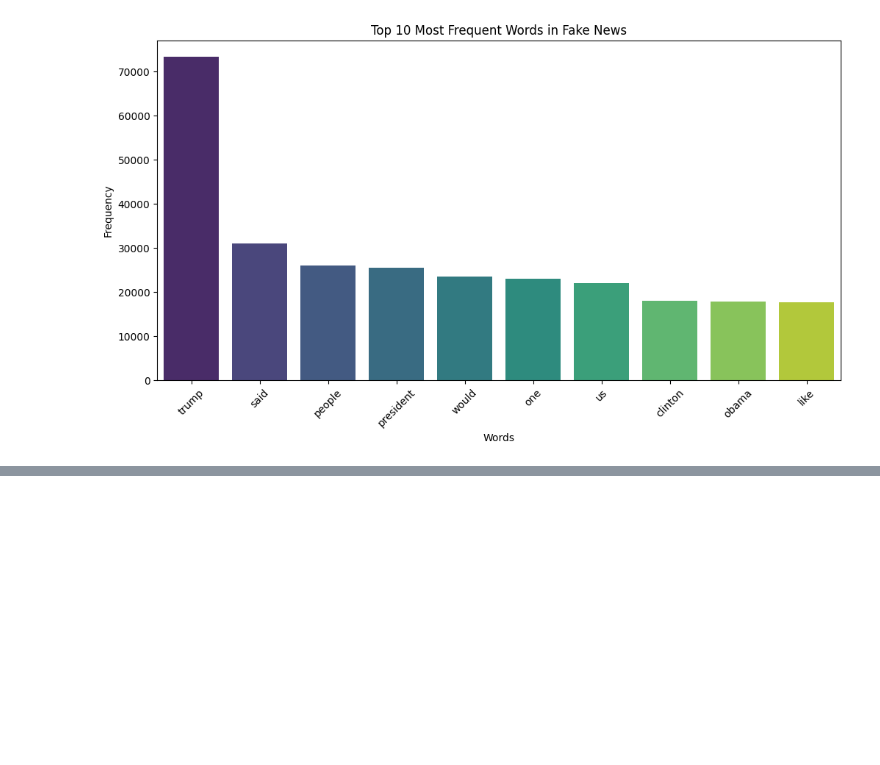
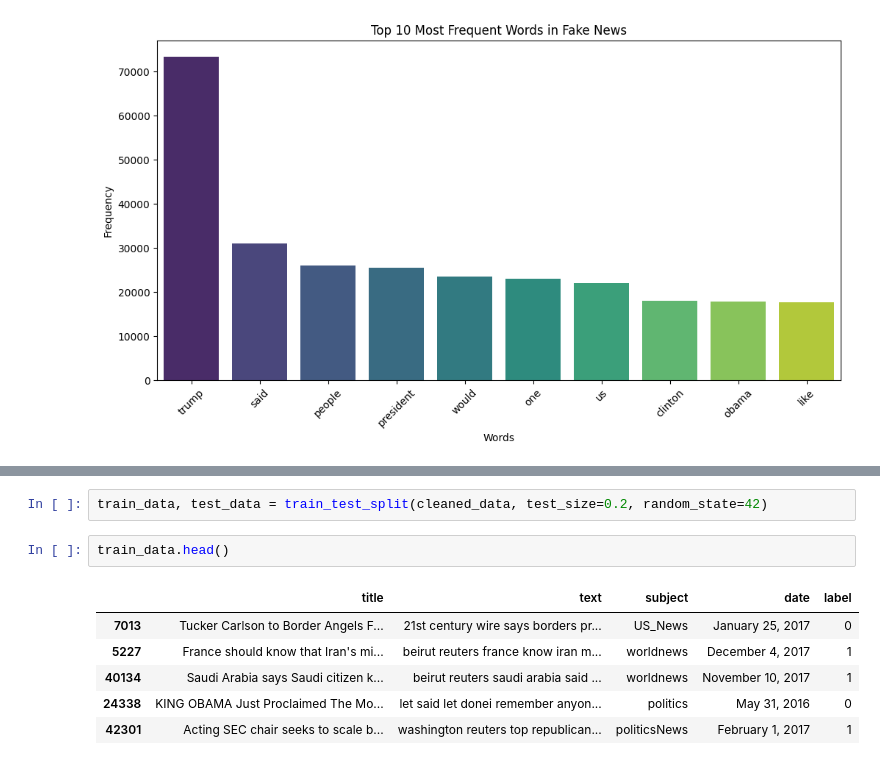
Before and after one commit to HuangT1ng/Fake-News-Prediction, a Jupyter notebook: Fake news predictor.ipynb, the cells around one changed output, grey strips where cells are left out. Drawn from its saved outputs; the diff is of its cells as text; blank space fills up the shorter version.

```diff
--- a/Fake news predictor.ipynb
+++ b/Fake news predictor.ipynb
@@ -253,0 +267,11 @@ Passing `palette` without assigning `hue` is deprecated and will be removed in v
+# %%
+train_data, test_data = train_test_split(cleaned_data, test_size=0.2, random_state=42)
+# %%
+train_data.head()
+# %% [output]
+|  | title | text | subject | date | label |
+| 7013 | Tucker Carlson to Border Angels F... | 21st century wire says borders pr... | US_News | January 25, 2017 | 0 |
+| 5227 | France should know that Iran's mi... | beirut reuters france know iran m... | worldnews | December 4, 2017 | 1 |
+| 40134 | Saudi Arabia says Saudi citizen k... | beirut reuters saudi arabia said ... | worldnews | November 10, 2017 | 1 |
+| 24338 | KING OBAMA Just Proclaimed The Mo... | let said let donei remember anyon... | politics | May 31, 2016 | 0 |
+| 42301 | Acting SEC chair seeks to scale b... | washington reuters top republican... | politicsNews | February 1, 2017 | 1 |
```
Also changed, not shown: parts of 8 cells of this notebook.
